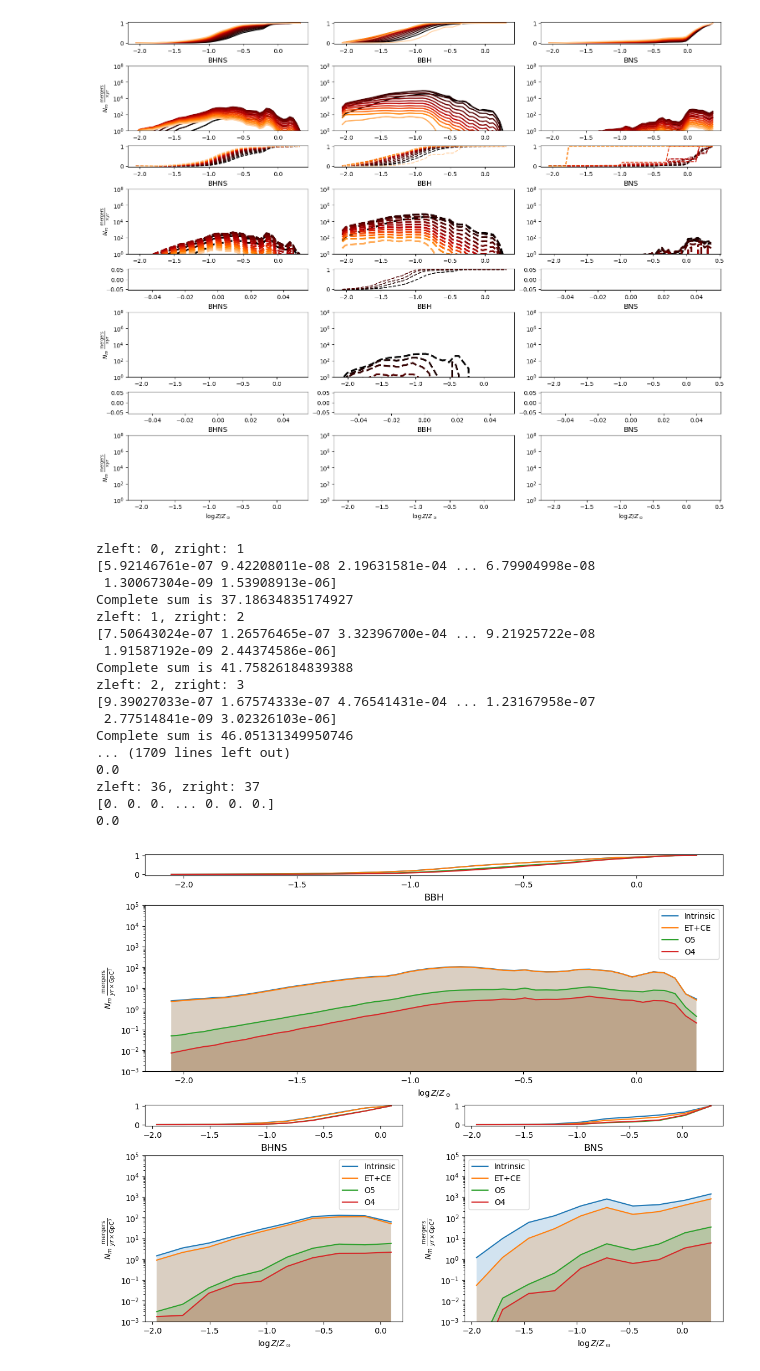
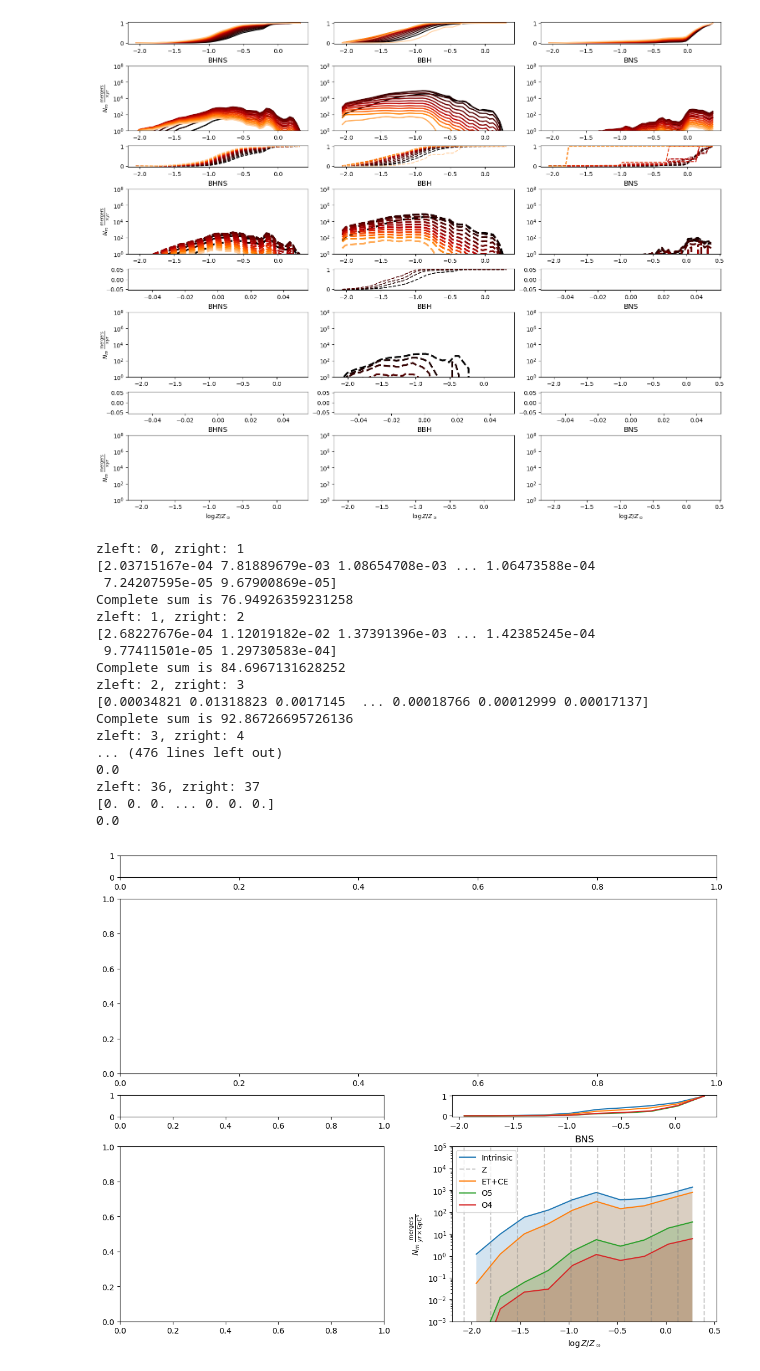
Before and after one commit to stlgolfer/metallicity_mergers, a Jupyter notebook: large_plot.ipynb, the cells around one changed output. Saved outputs shown, nothing was run; the diff lists cells and outputs as text; code cells hidden in the pictures.

Commit message:
Large plot might not be plotting on same bins

```diff
--- a/large_plot.ipynb
+++ b/large_plot.ipynb
@@ -97,16 +98,21 @@ def plot(plotting_data, ax, sens_file, cdf_ax, intrinsic=False, do_binning=True)
     color_bins = plt.cm.gist_heat(np.linspace(0, 0.9, len(redshift_edges)-1))
 
     if do_binning:
+        import shared
+        importlib.reload(shared)
+
         for i in range(len(redshift_edges)-1):
             lab = f'z:[{redshift_edges[i]},{redshift_edges[i+1]}]'
             if intrinsic:
                 # do_metallicity_plot_to_redshift(redshift_edges[i], redshift_edges[i+1], color_bins[i], draw_CDF=True)
                 dco_met_bins_midpoints, plot_line = get_metallicity_plot(plotting_data, sens_file, redshift_edges[i], redshift_edges[i+1])
+                shared.show_vlines(ax, dco_met_bins_midpoints, label=r'$<Z>$')
                 ax.plot(dco_met_bins_midpoints, plot_line, label=lab, color=color_bins[i], linewidth=2, linestyle = 'solid')
                 cdf_ax.plot(dco_met_bins_midpoints, np.cumsum(plot_line/np.sum(plot_line)), label=f'{lab} CDF', linestyle = 'solid', color=color_bins[i])
             else:
                 dco_met_bins_midpoints, plot_line = get_metallicity_plot(plotting_data, sens_file, redshift_edges[i], redshift_edges[i+1], with_SNR=True)
                 # do_metallicity_plot_to_redshift(redshift_edges[i], redshift_edges[i+1], color_bins[i], with_SNR=True, with_label=False, draw_CDF=True)
+                shared.show_vlines(ax, dco_met_bins_midpoints, label=r'$<Z>$')
                 ax.plot(dco_met_bins_midpoints, plot_line, color=color_bins[i], linewidth=3, linestyle = '--')
                 cdf_ax.plot(dco_met_bins_midpoints, np.cumsum(plot_line/np.sum(plot_line)), label=f'{lab} CDF', linestyle = '--', color=color_bins[i])
     # do_metallicity_plot_to_redshift(0, 10, 'green', with_SNR=not intrinsic, with_label=True, draw_CDF=True)
@@ -331,45 +337,50 @@ def plot_subpopulation(pop_type, loc, num_bins):
             # ax.plot(dco_met_bins_midpoints, 1e6*np.ones_like(dco_met_bins_midpoints))
             ax.plot(zm_start, sum_total, label=label)
             large_ax[f'{loc}CDF'].plot(zm_start, np.cumsum(sum_total)/np.sum(sum_total), label=label)
-            return np.sum(sum_total)/np.sum(intrinsic['all_weights'])
+            return np.sum(sum_total)/np.sum(intrinsic['all_weights']), _
+
         ax.set_yscale('log')
         ax.set_title(pop_type)
         ax.set_ylim(1e-3,1e5)
         ax.set_ylabel(r'$N_m~\frac{\text{mergers}}{yr\times\text{GpC}^3}$')
         ax.set_xlabel(r'$\log Z/Z_\odot$')
 
-        i_total = subpopulation_sens(None, 'Intrinsic', False)
+        i_total, Z_mids = subpopulation_sens(None, 'Intrinsic', False)
+        import shared
+        importlib.reload(shared)
+        shared.show_vlines(ax, Z_mids, 'Z')
+
         assert i_total > 0.99, f"Re-bin failure: {i_total}"
         print(f'Summed ratio vs intrinsic: {i_total}')
         etce_total = subpopulation_sens(f'{pop_type}_CE_8.npy', 'ET+CE', True)
         o5_total = subpopulation_sens(f'{pop_type}_LVK_O5_8.npy', 'O5', True)
         o4_total = subpopulation_sens(f'{pop_type}_LV_O4a_8.npy', 'O4', True)
         ax.legend()
         # print(f'Ratios: {etce_total/i_total}, {o5_total/i_total}')
         # ax.legend()
         # plot(intrinsic, large_ax[loc], f'{pop_type}_O5_8.npy', large_ax[f'{loc}CDF'], intrinsic=False, do_binning=False)
         # plot(intrinsic, large_ax[loc], f'{pop_type}_O4_8.npy', large_ax[f'{loc}CDF'], intrinsic=False, do_binning=False)
         # plot(intrinsic, large_ax[loc], f'{pop_type}_ET_CE_10.npy', large_ax[f'{loc}CDF'], intrinsic=False, do_binning=False)
-plot_subpopulation('BBH', 'Top', num_bins=50)
-plot_subpopulation('BHNS', 'Left', num_bins=10)
+# plot_subpopulation('BBH', 'Top', num_bins=50)
+# plot_subpopulation('BHNS', 'Left', num_bins=10)
 plot_subpopulation('BNS', 'Right', num_bins=10)
 large_fig.show()
 # %% [output]
 zleft: 0, zright: 1
-[5.92146761e-07 9.42208011e-08 2.19631581e-04 ... 6.79904998e-08
- 1.30067304e-09 1.53908913e-06]
-Complete sum is 37.18634835174927
+[2.03715167e-04 7.81889679e-03 1.08654708e-03 ... 1.06473588e-04
+ 7.24207595e-05 9.67900869e-05]
+Complete sum is 76.94926359231258
 zleft: 1, zright: 2
-[7.50643024e-07 1.26576465e-07 3.32396700e-04 ... 9.21925722e-08
- 1.91587192e-09 2.44374586e-06]
-Complete sum is 41.75826184839388
+[2.68227676e-04 1.12019182e-02 1.37391396e-03 ... 1.42385245e-04
+ 9.77411501e-05 1.29730583e-04]
+Complete sum is 84.6967131628252
 zleft: 2, zright: 3
-[9.39027033e-07 1.67574333e-07 4.76541431e-04 ... 1.23167958e-07
- 2.77514841e-09 3.02326103e-06]
-Complete sum is 46.05131349950746
-... (1709 lines left out)
+[0.00034821 0.01318823 0.0017145  ... 0.00018766 0.00012999 0.00017137]
+Complete sum is 92.86726695726136
+zleft: 3, zright: 4
+... (476 lines left out)
 0.0
 zleft: 36, zright: 37
 [0. 0. 0. ... 0. 0. 0.]
 0.0
-[figure, old version]
+[figure, new version]
```
Also changed, not shown: parts of 1 cell of this notebook.
